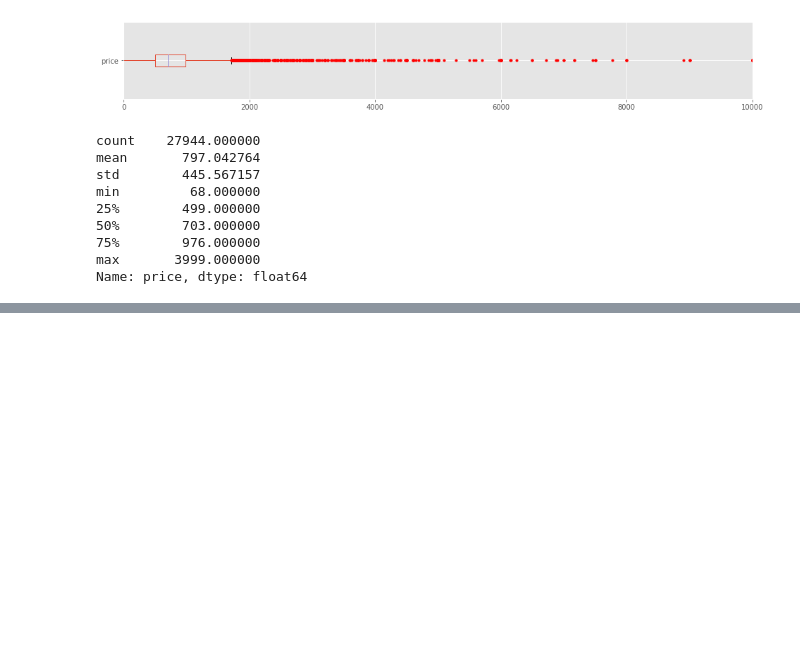
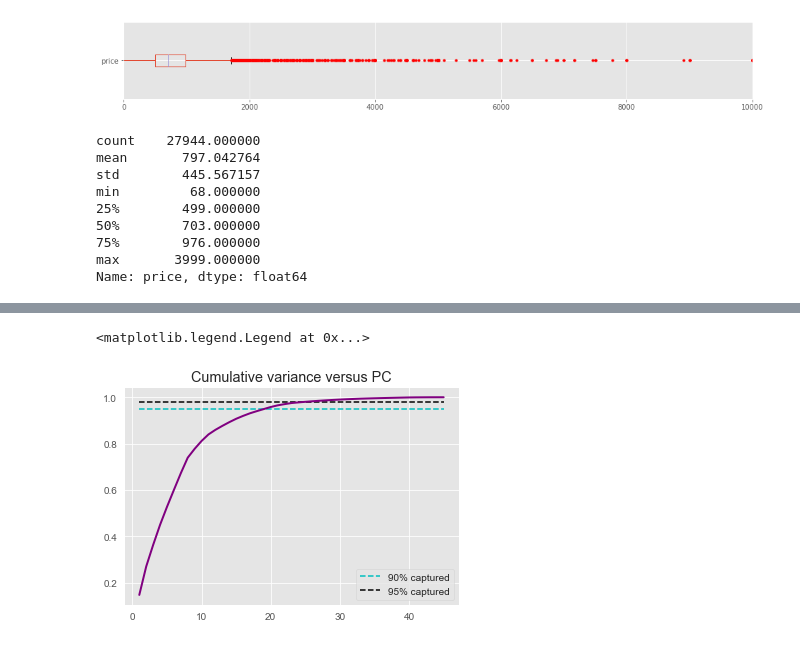
Before and after one commit to ruixiangcui/BDA, a Jupyter notebook: BDA3_og.ipynb, the cells around one changed output, grey strips where cells are left out. Saved outputs shown, nothing was run; the diff lists cells and outputs as text; code cells hidden in the pictures; blank space fills up the shorter version.

```diff
--- a/BDA3_og.ipynb
+++ b/BDA3_og.ipynb
@@ -363,19 +492,22 @@ plt.show()
 # %%
 cumulative=[]
 k=0
 for i in eigVals:
     k=k+i
     cumulative.append(k)
-x=range(1,len(cumulative)+1)
-y=cumulative/cumulative[-1]
+dimension=range(1,len(cumulative)+1)
+cul=cumulative/cumulative[-1]
 y_p_90=0.95
 y_p_95=0.98
 plt.title("Cumulative variance versus PC")
-plt.plot(x,y,color="#800080",linewidth=2.0)
+plt.plot(dimension,cul,color="#800080",linewidth=2.0)
 # plt.scatter(x,y,color="#800080",marker = 'o')
 plt.hlines(y_p_90, 1, 45, colors = "c", linestyles = "dashed",label='90% captured')
 plt.hlines(y_p_95, 1, 45, colors = "black", linestyles = "dashed",label='95% captured')
 plt.legend(loc='lower right')
+# %% [output]
+<matplotlib.legend.Legend at 0x...>
+[figure, added]
 # %%
 from sklearn.decomposition import PCA
 pca = PCA(n_components=25)
```
Also changed, not shown: parts of 38 cells of this notebook, 1 other file.
